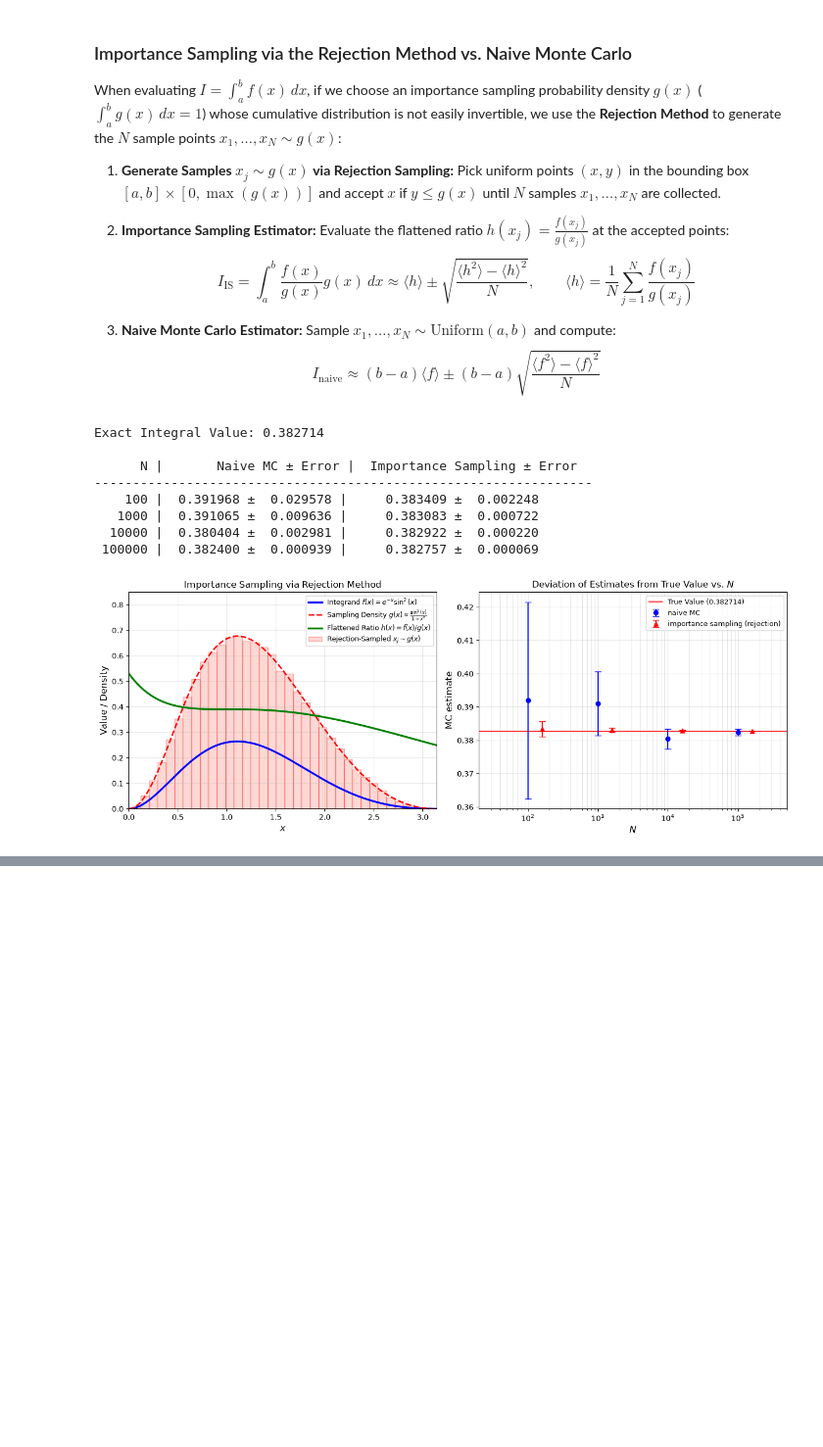
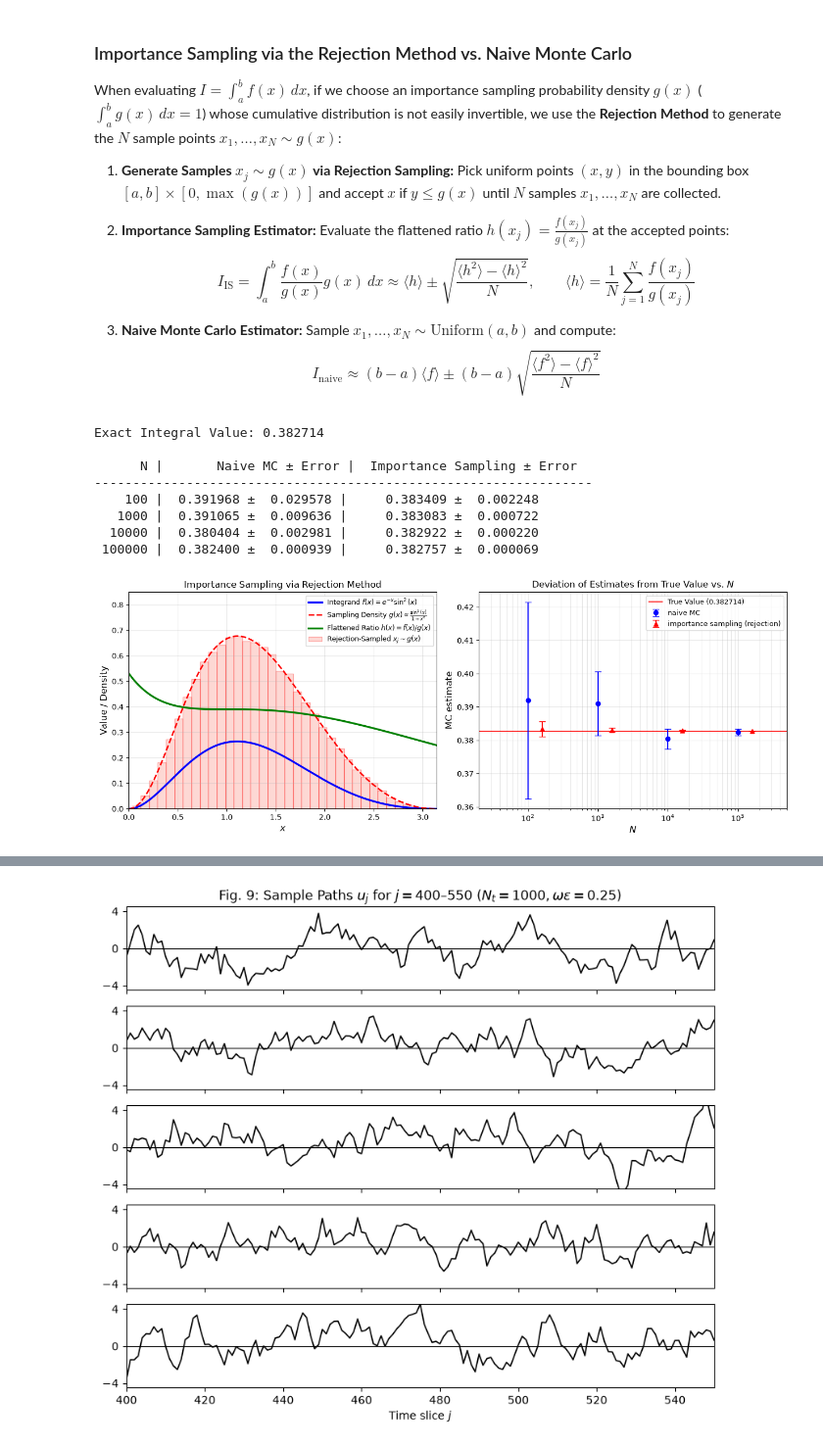
Before and after one commit to LostGraviton/MonteCarlo, a Jupyter notebook: Morningstar.ipynb, the cells around one changed output, grey strips where cells are left out. Shown at 98% size. Cells and saved outputs as stored; diff of their text form; code cells hidden in the pictures; blank space fills up the shorter version.

```diff
--- a/Morningstar.ipynb
+++ b/Morningstar.ipynb
@@ -908,0 +1608,96 @@ $$\int_{\mathcal{V}} p(\vec{x}) f(\vec{x})\,d^D x \approx \langle f \rangle \pm
+# %%
+# =====================================================================
+# Reproducing Fig. 9 (Sample Paths) and Fig. 10 (Correlation Function)
+# =====================================================================
+Delta = 1.5
+N_therm = 500
+N_sweeps = 50    # Sweeps skipped between saved measurements
+N_mc = 400       # Number of decorrelated path measurements
+max_tau = 15     # Evaluate <u(tau0 + tau) u(tau0)> for tau/eps = 0..15
+
+u = np.zeros(Nt + 1)  # Cold start: u_j = 0 for all j
+
+# 1. Thermalization Phase
+for _ in range(N_therm):
+    sweep_sequential(u, g, Delta, rng)
+
+# 2. Measurement Phase
+saved_paths = []
+corr_samples = np.zeros((N_mc, max_tau + 1))
+i_start, i_end = 200, 800  # Bulk interior region away from ends u_0 = u_Nt = 0
+
+for m in range(N_mc):
+    # Skip N_sweeps between measurements to decorrelate paths
+    for _ in range(N_sweeps):
+        sweep_sequential(u, g, Delta, rng)
+
+    # Save first 5 decorrelated paths for Fig. 9 (slices j = 400..550)
+    if m < 5:
+        saved_paths.append(u[400:551].copy())
+
+    # Measure <u(tau0 + tau) u(tau0)> averaged over interior tau0 slices
+    u_base = u[i_start:i_end]
+    for tau in range(max_tau + 1):
+        corr_samples[m, tau] = np.mean(u_base * u[i_start + tau : i_end + tau])
+
+# Compute Monte Carlo mean and standard error for each tau
+mc_corr_mean = np.mean(corr_samples, axis=0)
+mc_corr_err = np.std(corr_samples, axis=0, ddof=1) / np.sqrt(N_mc)
+
+# Exact analytical lattice propagator
+tau_vals = np.arange(0, max_tau + 1)
+tau_fine = np.linspace(0, max_tau, 200)
+sqrt_k = 0.5 * omega_eps
+exact_curve = ((1.0 + kappa) / (4.0 * sqrt_k)) * ((1.0 - sqrt_k) / (1.0 + sqrt_k)) ** tau_fine
+
+# =====================================================================
+# Plot Fig. 9: 5 Sample Quantum Paths for j = 400 - 550
+# =====================================================================
+fig, axes = plt.subplots(5, 1, figsize=(8, 7), sharex=True)
+j_slice = np.arange(400, 551)
+
+for idx, ax in enumerate(axes):
+    ax.plot(j_slice, saved_paths[idx], 'k-', lw=1.2)
+    ax.axhline(0.0, color='black', lw=0.8)
+    ax.set_ylim(-4.5, 4.5)
+    ax.set_yticks([-4, 0, 4])
+    ax.set_xlim(400, 550)
+
+axes[0].set_title(r'Fig. 9: Sample Paths $u_j$ for $j = 400\text{–}550$ ($N_t = 1000, \omega\varepsilon = 0.25$)')
+axes[-1].set_xlabel('Time slice $j$')
+plt.tight_layout()
+plt.show()
+
+# =====================================================================
+# Plot Fig. 10: Two-Point Correlation Function <u(tau0 + tau) u(tau0)>
+# =====================================================================
+plt.figure(figsize=(6.5, 5.5))
+plt.plot(tau_fine, exact_curve, 'b-', lw=1.8, label='Exact Analytical Result')
+plt.errorbar(tau_vals, mc_corr_mean, yerr=mc_corr_err, fmt='bo', markersize=5,
+             capsize=3, label='Monte Carlo Estimates')
+
+plt.xlim(0, 15)
+plt.ylim(0, 2.2)
+plt.xticks([0, 5, 10, 15], fontsize=12)
+plt.yticks([0, 0.5, 1, 1.5, 2], fontsize=12)
+plt.xlabel(r'$\tau / \varepsilon$', fontsize=14)
+plt.ylabel(r'$\langle u(\tau + \tau_0)\, u(\tau_0) \rangle$', fontsize=14)
+plt.title(r'Fig. 10: SHO Correlation Function ($\omega\varepsilon = 0.25$)')
+
+# Add parameter text box matching Fig. 10
+info_text = (
+    rf"$\omega\varepsilon = {omega_eps}$" + "\n" +
+    rf"$N_t = {Nt}$" + "\n" +
+    rf"$N_{{mc}} = {N_mc}$" + "\n" +
+    rf"$N_{{sweeps}} = {N_sweeps}$" + "\n" +
+    rf"$\Delta = {Delta}$"
+)
+plt.text(14.2, 1.35, info_text, fontsize=12, horizontalalignment='right',
+         bbox=dict(boxstyle='round,pad=0.4', facecolor='white', alpha=0.8))
+
+plt.legend(loc='upper center', fontsize=10)
+plt.grid(True, alpha=0.25)
+plt.tight_layout()
+plt.show()
+# %% [output]
+[figure, added]
```
Also changed, not shown: parts of 17 cells of this notebook.
